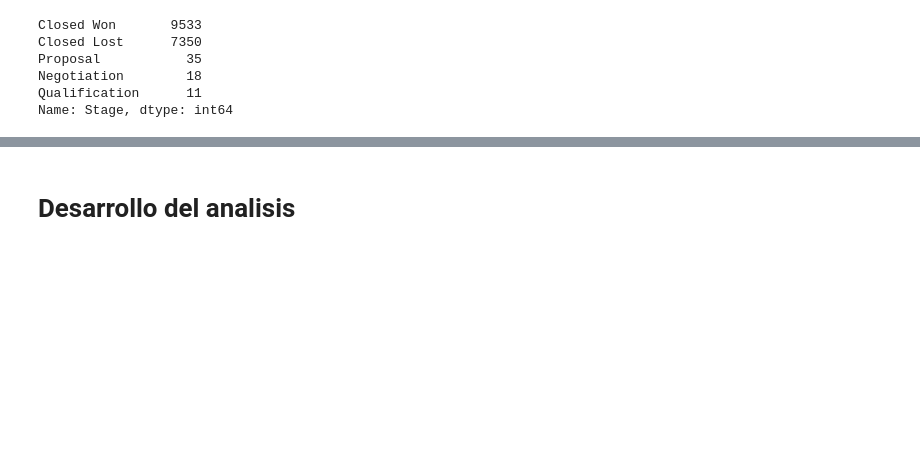
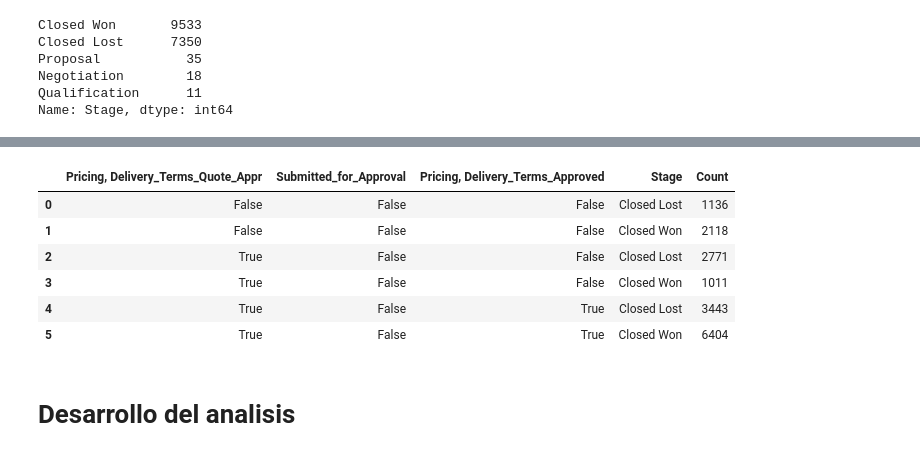
Before and after one commit to RenzoJacinto/TP1-Datos, a Jupyter notebook: visu.ipynb, the cells around one changed output, grey strips where cells are left out. Drawn from its saved outputs; the diff is of its cells as text; code cells hidden in the pictures; blank space fills up the shorter version.

Commit message:
exitoVSaprobacion

```diff
--- a/visu.ipynb
+++ b/visu.ipynb
@@ -82,3 +115,16 @@ Name: Stage, dtype: int64
+# %%
+exitoVSaprobacion = pricing.groupby(['Pricing, Delivery_Terms_Quote_Appr', 'Submitted_for_Approval', 'Pricing, Delivery_Terms_Approved', 'Stage'])['TRF'].count().to_frame()
+exitoVSaprobacion.columns = ['Count']
+exitoVSaprobacion = exitoVSaprobacion.reset_index()
+exitoVSaprobacion
+# %% [output]
+|  | Pricing, Delivery_Terms_Quote_Appr | Submitted_for_Approval | Pricing, Delivery_Terms_Approved | Stage | Count |
+| 0 | False | False | False | Closed Lost | 1136 |
+| 1 | False | False | False | Closed Won | 2118 |
+| 2 | True | False | False | Closed Lost | 2771 |
+| 3 | True | False | False | Closed Won | 1011 |
+| 4 | True | False | True | Closed Lost | 3443 |
+| 5 | True | False | True | Closed Won | 6404 |
 # %% [markdown]
 # Desarrollo del analisis
 # %% [markdown]
```
Also changed, not shown: parts of 8 cells of this notebook.
